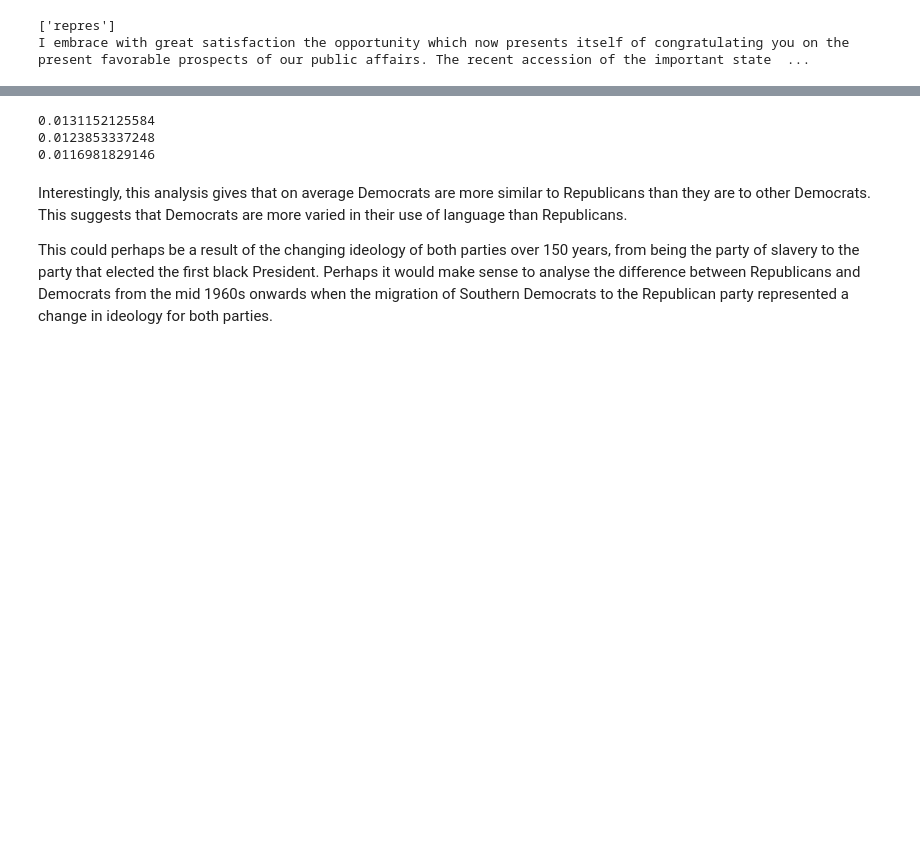
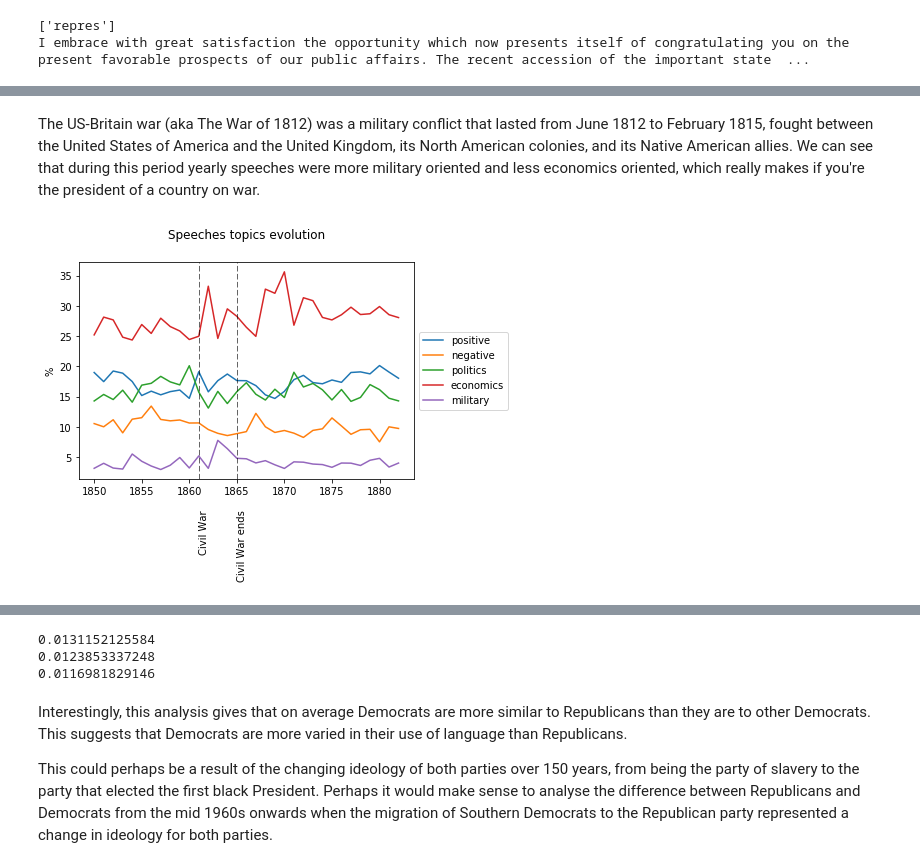
Before and after one commit to LauraRomanCanal/BGSE_text_mining, a Jupyter notebook: hw1.ipynb, the cells around one changed output, grey strips where cells are left out. Drawn from its saved outputs; the diff is of its cells as text; code cells hidden in the pictures; blank space fills up the shorter version.

```diff
--- a/hw1.ipynb
+++ b/hw1.ipynb
@@ -173,0 +374,26 @@ You can see from the example above the effect of our custom stopword removal, wi
+# %% [markdown]
+The US-Britain war (aka The War of 1812) was a military conflict that lasted from June 1812 to February 1815, fought between the United States of America and the United Kingdom, its North American colonies, and its Native American allies.
+We can see that during this period yearly speeches were more military oriented and less economics oriented, which really makes if you're the president of a country on war.
+# %%
+us_dates = [1861,1865]
+us_dates_exp = ['Civil War','Civil War ends']
+plt.plot(X[60:93], Y1[60:93],   lw = 1.5, label = 'positive')
+plt.plot(X[60:93], Y2[60:93], lw = 1.5, label = 'negative')
+#plt.plot(X[60:93], Y3[60:93], lw = 1.5, label = 'uncertainty')
+#plt.plot(X[60:93], Y4[60:93], lw = 1.5, label = 'passive')
+#plt.plot(X[60:93], Y5[60:93], lw = 1.5, label = 'ethics')
+plt.plot(X[60:93], Y6[60:93],  lw = 1.5, label = 'politics')
+plt.plot(X[60:93], Y7[60:93],  lw = 1.5, label = 'economics')
+plt.plot(X[60:93], Y8[60:93],  lw = 1.5, label = 'military')
+for i in range(len(us_dates)):
+    plt.axvline(us_dates[i], linestyle="dashed", color="black", lw=0.6)
+    plt.text(us_dates[i],-5,us_dates_exp[i],rotation=90)
+plt.ylabel('%')
+plt.title('Speeches topics evolution', y=1.08)
+plt.savefig('./figures/1850s.png', bbox_inches='tight')
+plt.legend(loc='center left', bbox_to_anchor=(1, 0.5))
+
+
+plt.show()
+# %% [output]
+[figure, added]
```
Also changed, not shown: parts of 41 cells of this notebook.
